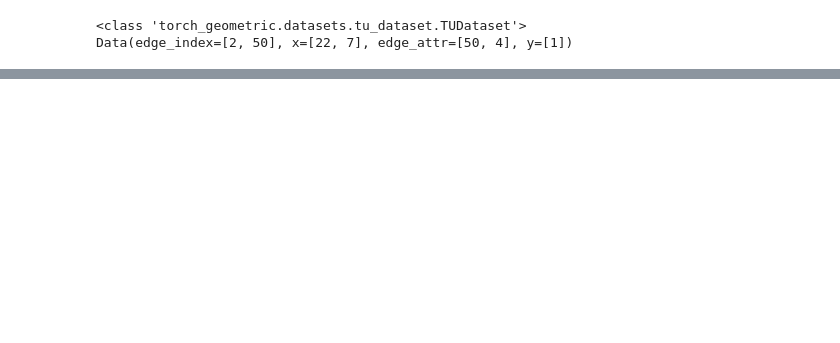
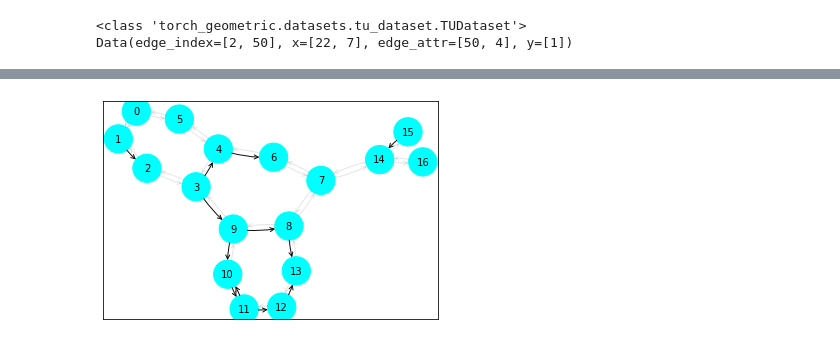
Before and after one commit to ZongyangYue/CS249ExplainGNN, a Jupyter notebook: GCN_MUTAG.ipynb, the cells around one changed output, grey strips where cells are left out. Drawn from its saved outputs; the diff is of its cells as text; code cells hidden in the pictures; blank space fills up the shorter version.

Commit message:
MUTAG with Explainer and half-finished CIFAR10

```diff
--- a/GCN_MUTAG.ipynb
+++ b/GCN_MUTAG.ipynb
@@ -362,3 +366,9 @@ For Graph 0, with prediction 1:
+# %%
+explainer = GNNExplainer(model, epochs=200, return_type='log_prob')
+node_feat_mask, edge_mask = explainer.explain_graph(dataset[0].x, dataset[0].edge_index)
+ax, G = explainer.visualize_subgraph(None, edge_index = dataset[0].edge_index, edge_mask = edge_mask, y =  dataset[0].y)
+# %% [output]
+[figure, added]
 # %%
 #input:
 # pred_list: [tensor, tensor, tensor ...], len = len(TUDataset/Protein)
```
Also changed, not shown: parts of 4 cells of this notebook, 3 other files.
